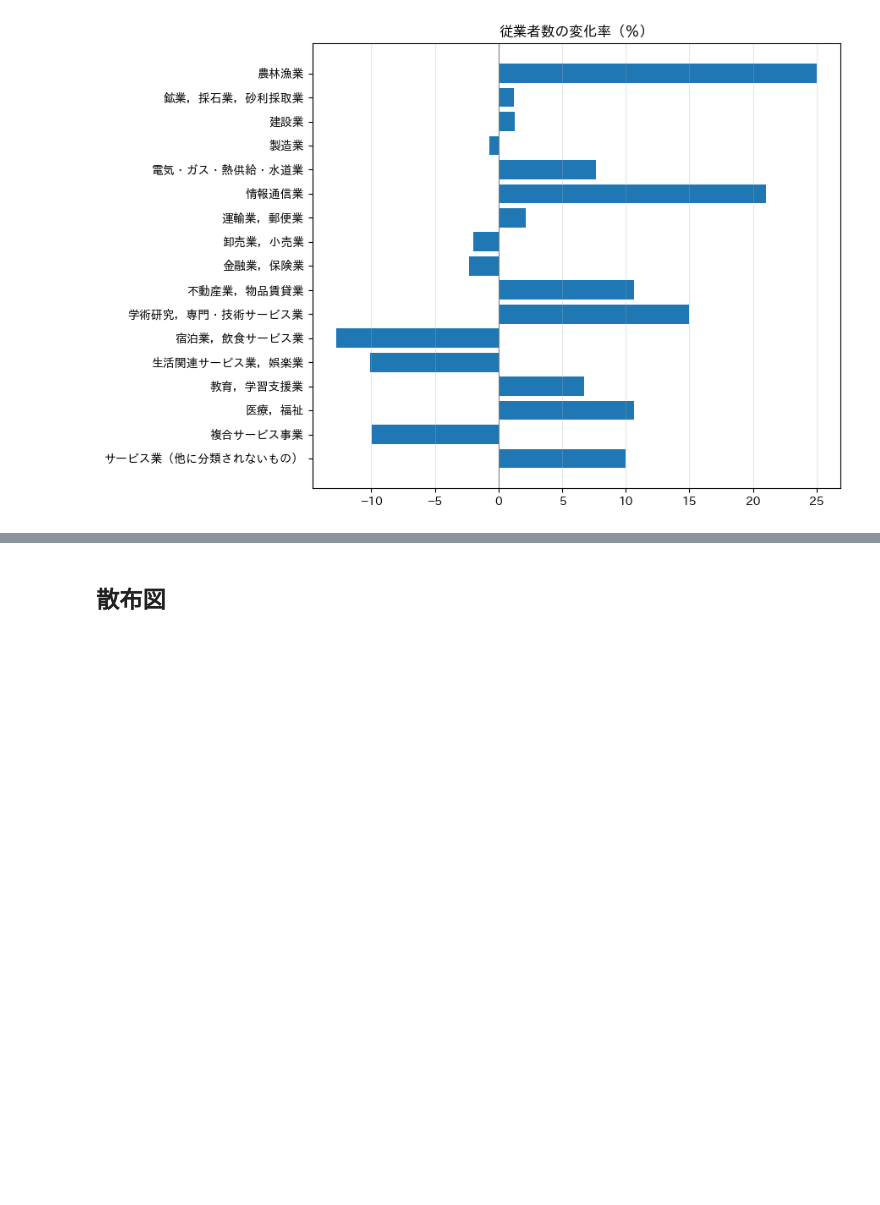
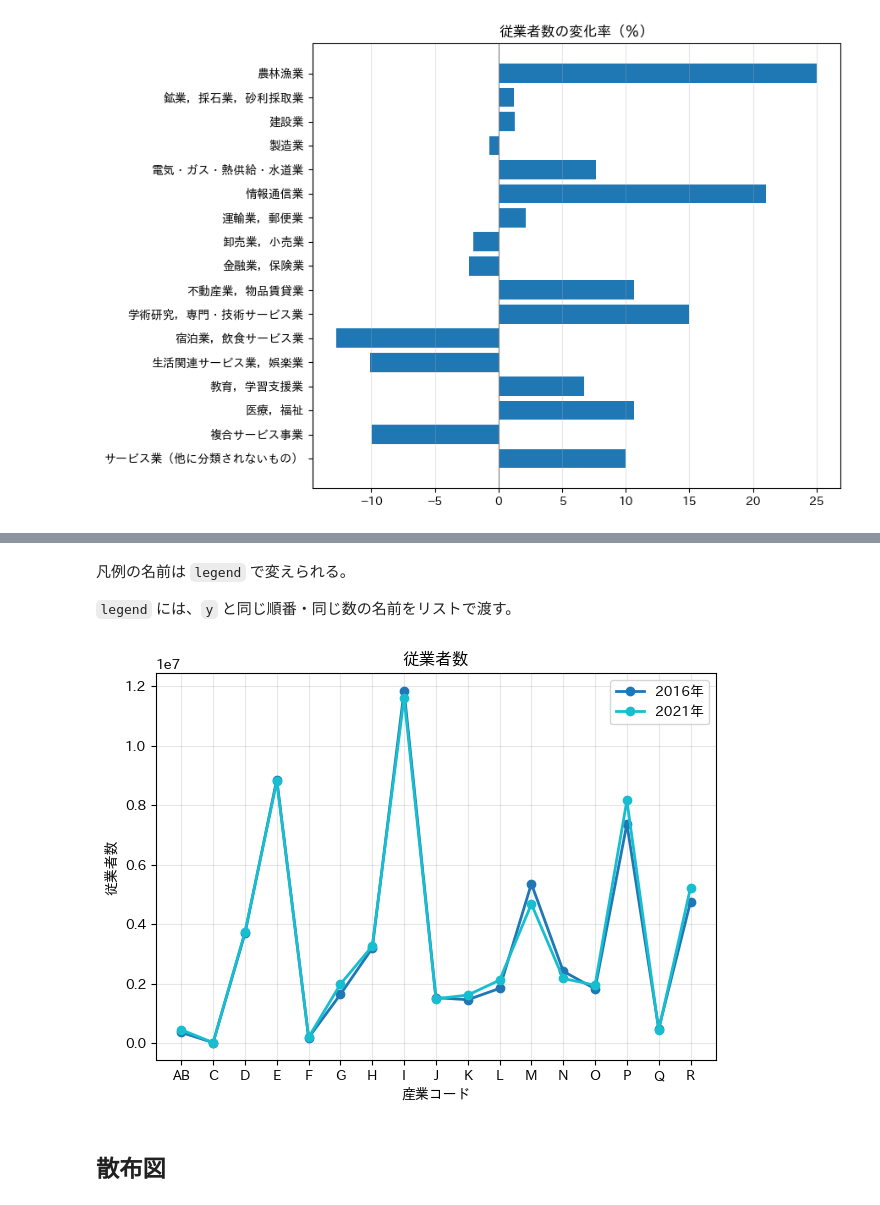
Before and after one commit to Py4Project/py4project, a Jupyter notebook: examples/example.ipynb, the cells around one changed output, grey strips where cells are left out. Cells and saved outputs as stored; diff of their text form; code cells hidden in the pictures; blank space fills up the shorter version.

```diff
--- a/examples/example.ipynb
+++ b/examples/example.ipynb
@@ -125,3 +173,13 @@ pyp.bar_plot('w変化率', data=df, title='従業者数の変化率（％）', x
+# %% [markdown]
+凡例の名前は `legend` で変えられる。
+
+`legend` には、`y` と同じ順番・同じ数の名前をリストで渡す。
+# %%
+pyp.line_plot(x='産業コード', y=['w2016', 'w2021'], data=df,
+              legend=['2016年', '2021年'],
+              title='従業者数', xlabel='産業コード', ylabel='従業者数')
+# %% [output]
+[figure, added]
 # %% [markdown]
 ## 散布図
 # %%
```
Also changed, not shown: parts of 26 cells of this notebook.
